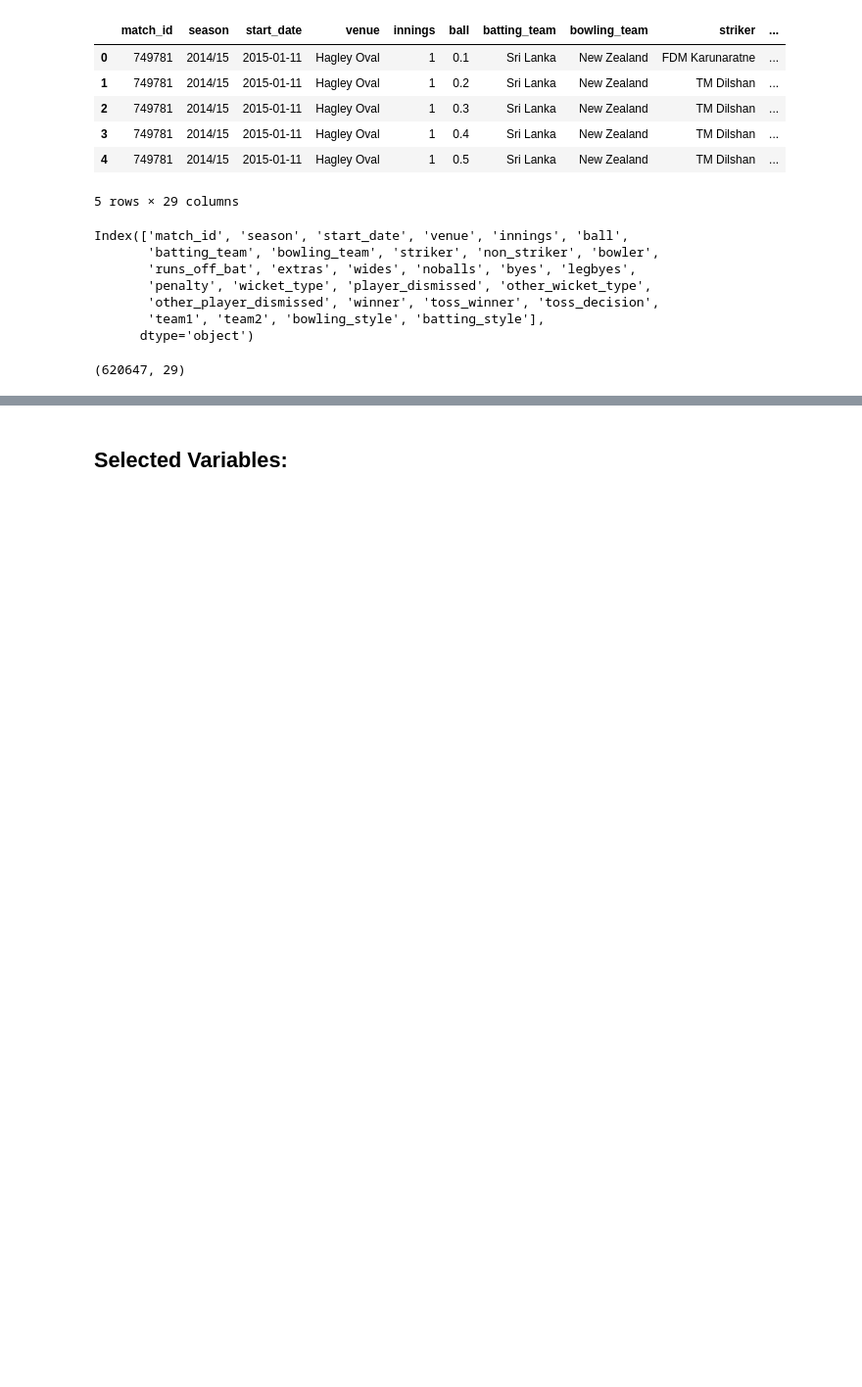
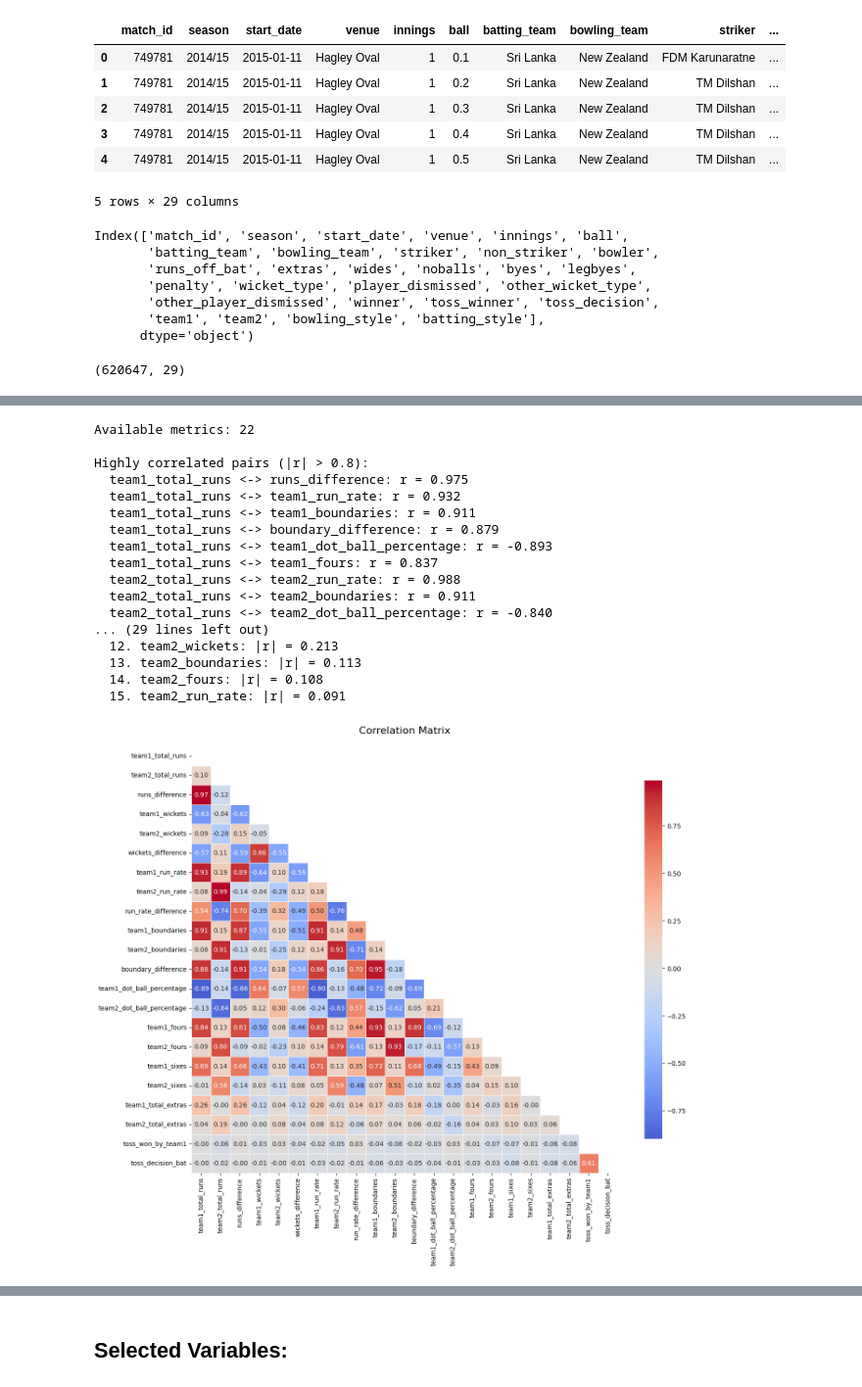
Before and after one commit to y-oth/dst_assessment1, a Jupyter notebook: YoussefO/report/DataAnalysis.ipynb, the cells around one changed output, grey strips where cells are left out. Shown at 98% size. Cells and saved outputs as stored; diff of their text form; code cells hidden in the pictures; blank space fills up the shorter version.

```diff
--- a/YoussefO/report/DataAnalysis.ipynb
+++ b/YoussefO/report/DataAnalysis.ipynb
@@ -1293,0 +166,37 @@ Recommendation: Possible but limited
+# %%
+
+
+
+# Split by innings
+innings1_full = df[df['innings'] == 1].copy()
+innings2_10 = df[(df['innings'] == 2) & (df['over'] < 10)].copy()
+
+# Combine
+combined = pd.concat([innings1_full, innings2_10], ignore_index=True)
+
+# Aggregate
+match_innings_stats = aggregate_match_stats(combined, 'both')
+
+# Separate innings
+innings1 = match_innings_stats[match_innings_stats['innings'] == 1].copy()
+innings2 = match_innings_stats[match_innings_stats['innings'] == 2].copy()
+
+# Rename columns
+innings1_cols = {col: f'team1_{col}' for col in innings1.columns
+                    if col not in ['match_id', 'innings']}
+innings2_cols = {col: f'team2_{col}' for col in innings2.columns
+                    if col not in ['match_id', 'innings']}
+
+innings1 = innings1.rename(columns=innings1_cols).drop('innings', axis=1)
+innings2 = innings2.rename(columns=innings2_cols).drop('innings', axis=1)
+
+# Merge innings
+match_features = pd.merge(innings1, innings2, on='match_id', how='inner')
+
+# Add match metadata
+match_metadata = df.groupby('match_id').first()[
+    ['season', 'start_date', 'venue', 'winner', 'toss_winner',
+        'toss_decision', 'team1', 'team2']
+].reset_index()
+
+df_60 = pd.merge(match_features, match_metadata, on='match_id', how='left')
@@ -1293,0 +386,21 @@ Recommendation: Possible but limited
+# %%
+analyze_fixed_effects(df_60)
+# %% [output]
+Available metrics: 22
+
+Highly correlated pairs (|r| > 0.8):
+  team1_total_runs <-> runs_difference: r = 0.975
+  team1_total_runs <-> team1_run_rate: r = 0.932
+  team1_total_runs <-> team1_boundaries: r = 0.911
+  team1_total_runs <-> boundary_difference: r = 0.879
+  team1_total_runs <-> team1_dot_ball_percentage: r = -0.893
+  team1_total_runs <-> team1_fours: r = 0.837
+  team2_total_runs <-> team2_run_rate: r = 0.988
+  team2_total_runs <-> team2_boundaries: r = 0.911
+  team2_total_runs <-> team2_dot_ball_percentage: r = -0.840
+... (29 lines left out)
+  12. team2_wickets: |r| = 0.213
+  13. team2_boundaries: |r| = 0.113
+  14. team2_fours: |r| = 0.108
+  15. team2_run_rate: |r| = 0.091
+[figure, added]
```
Also changed, not shown: parts of 59 cells of this notebook.
